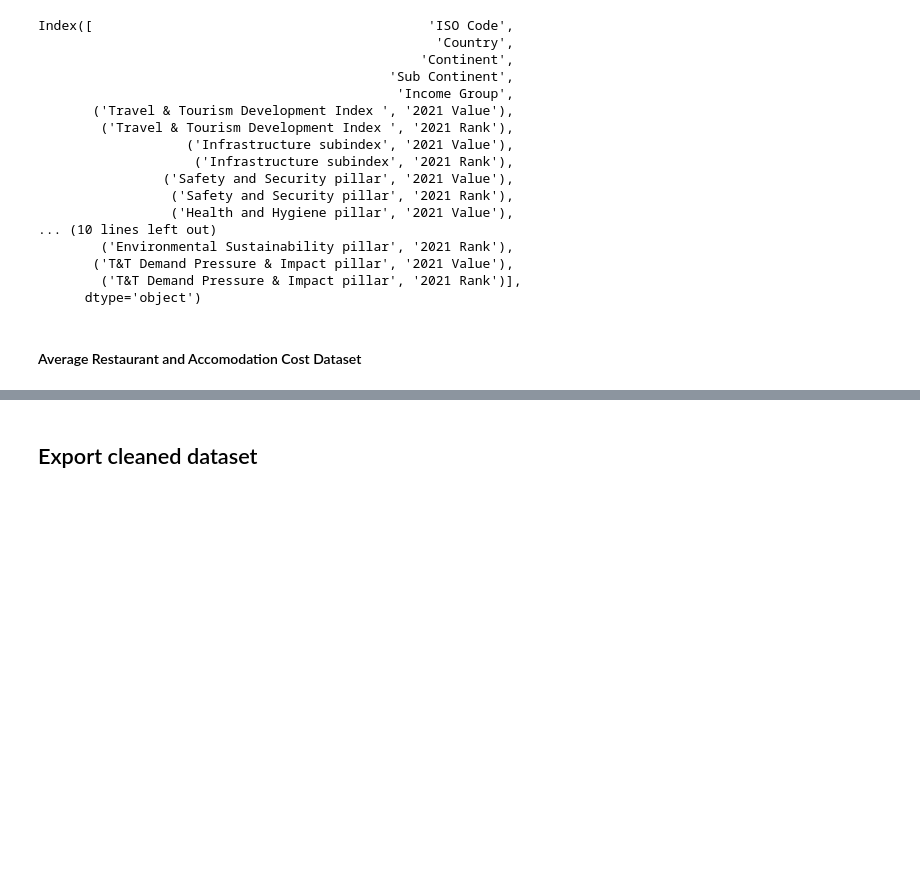
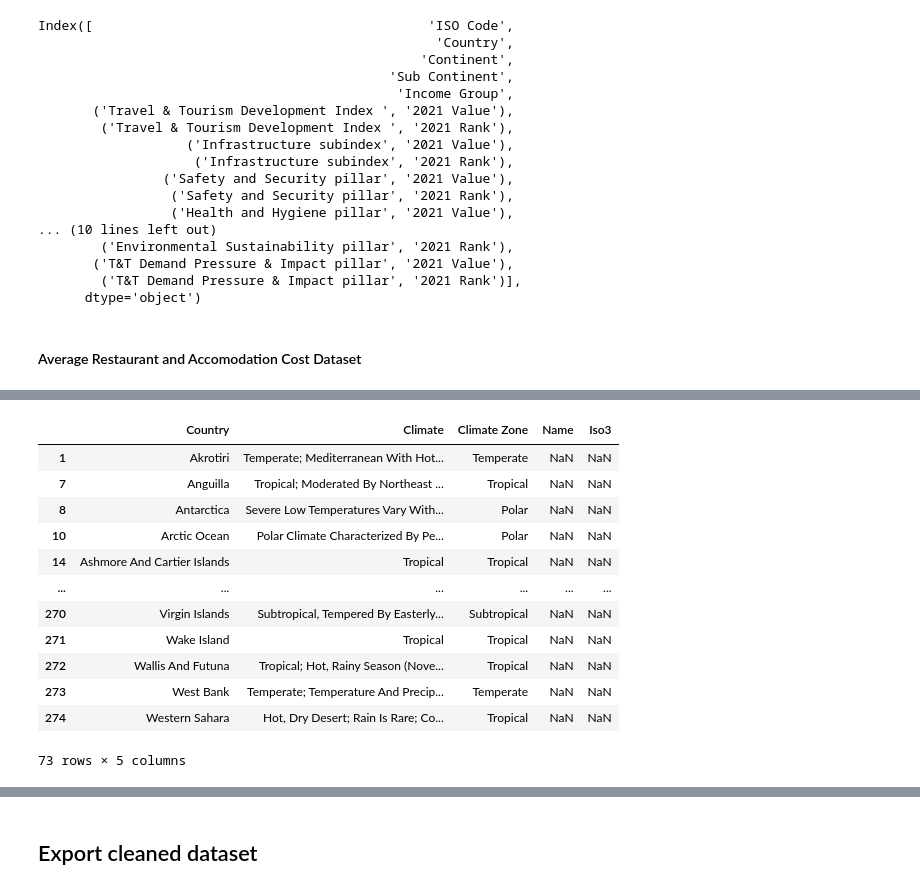
Before and after one commit to syeon0928/FinalExam_VA, a Jupyter notebook: data_cleaning/etl_eda .ipynb, the cells around one changed output, grey strips where cells are left out. Cells and saved outputs as stored; diff of their text form; code cells hidden in the pictures; blank space fills up the shorter version.

```diff
--- a/data_cleaning/etl_eda .ipynb
+++ b/data_cleaning/etl_eda .ipynb
@@ -854,0 +1002,3 @@ avg_rest_hot_p["Type Traveler"] = np.select(conditions, choices, default = "Non
+# %%
+clim = clim.merge(country[['Name','Iso3']], how='left', left_on='Country', right_on='Name')
+clim.head()
@@ -854,0 +1012,17 @@ avg_rest_hot_p["Type Traveler"] = np.select(conditions, choices, default = "Non
+# %%
+# check the countries that are not merged
+clim[clim['Name'].isnull()]
+# %% [output]
+|  | Country | Climate | Climate Zone | Name | Iso3 |
+| 1 | Akrotiri | Temperate; Mediterranean With Hot... | Temperate | NaN | NaN |
+| 7 | Anguilla | Tropical; Moderated By Northeast ... | Tropical | NaN | NaN |
+| 8 | Antarctica | Severe Low Temperatures Vary With... | Polar | NaN | NaN |
+| 10 | Arctic Ocean | Polar Climate Characterized By Pe... | Polar | NaN | NaN |
+| 14 | Ashmore And Cartier Islands | Tropical | Tropical | NaN | NaN |
+| ... | ... | ... | ... | ... | ... |
+| 270 | Virgin Islands | Subtropical, Tempered By Easterly... | Subtropical | NaN | NaN |
+| 271 | Wake Island | Tropical | Tropical | NaN | NaN |
+| 272 | Wallis And Futuna | Tropical; Hot, Rainy Season (Nove... | Tropical | NaN | NaN |
+| 273 | West Bank | Temperate; Temperature And Precip... | Temperate | NaN | NaN |
+| 274 | Western Sahara | Hot, Dry Desert; Rain Is Rare; Co... | Tropical | NaN | NaN |
+73 rows × 5 columns
```
Also changed, not shown: parts of 131 cells of this notebook, 12 other files.
